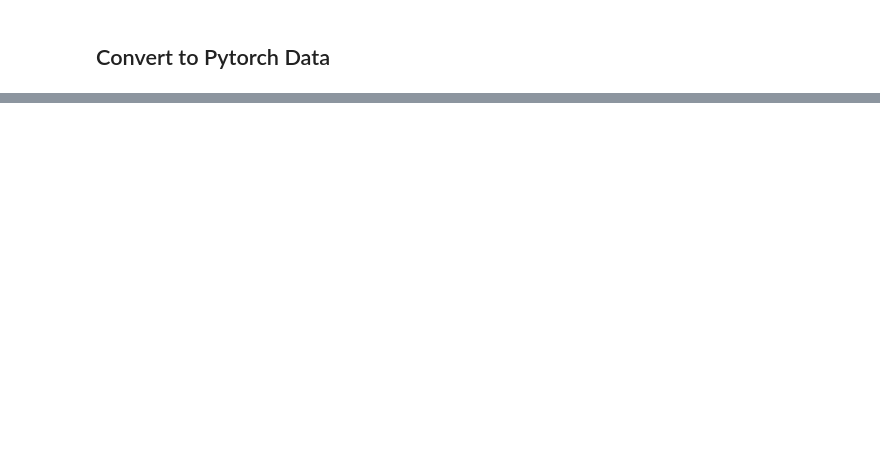
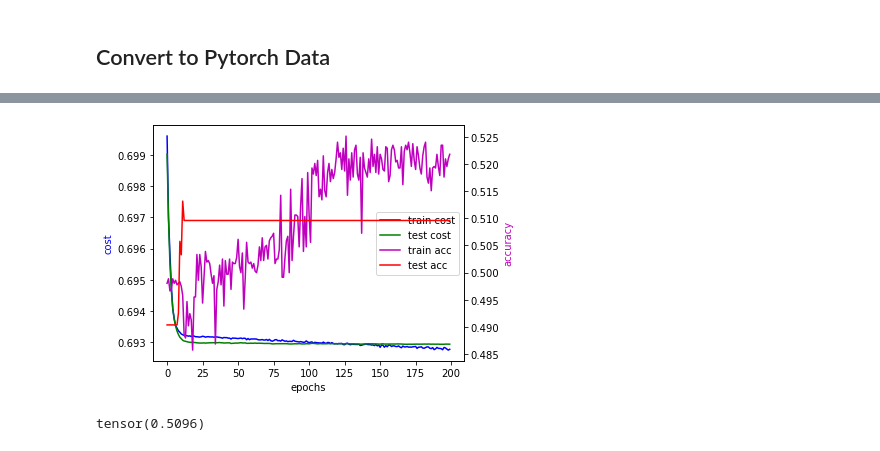
Before and after one commit to lbotti319/currency_nn, a Jupyter notebook: LSTM.ipynb, the cells around one changed output, grey strips where cells are left out. Saved outputs shown, nothing was run; the diff lists cells and outputs as text; code cells hidden in the pictures; blank space fills up the shorter version.

```diff
--- a/LSTM.ipynb
+++ b/LSTM.ipynb
@@ -138,0 +83,12 @@ class LSTM(nn.Module):
+# %%
+model = LSTM(2, 5, 5, 1)
+# %%
+train_history, test_history = train_net(
+    model, train_loader, test_data, loss_fn=torch.nn.BCEWithLogitsLoss(), epochs=200, learning_rate=0.01)
+plot_train_test(train_history, test_history)
+# %% [output]
+[figure, added]
+# %%
+pred_accuracy(model(test_data.x).squeeze(), test_data.y)
+# %% [output]
+tensor(0.5096)
```
Also changed, not shown: parts of 22 cells of this notebook, 4 other files.
